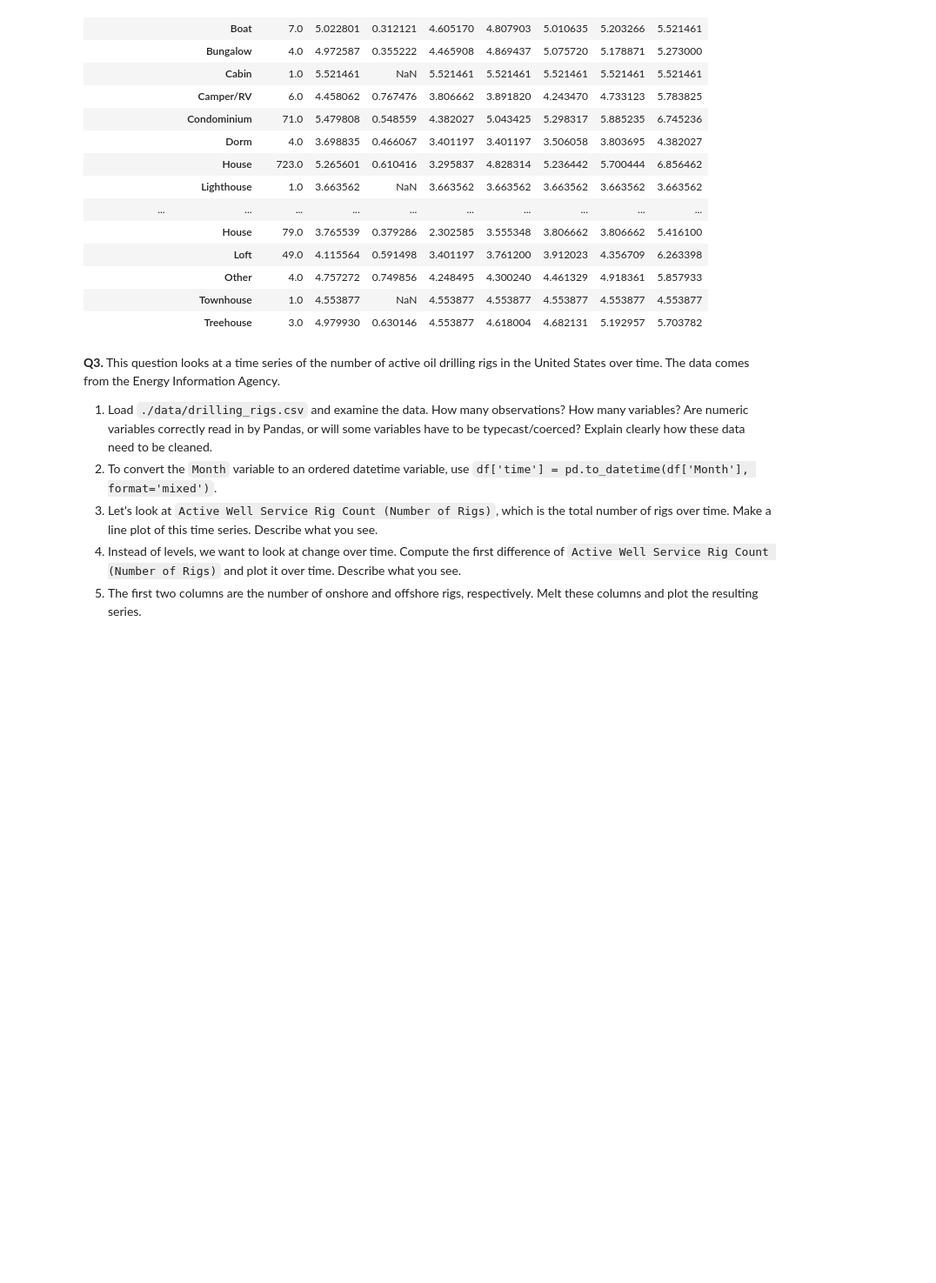
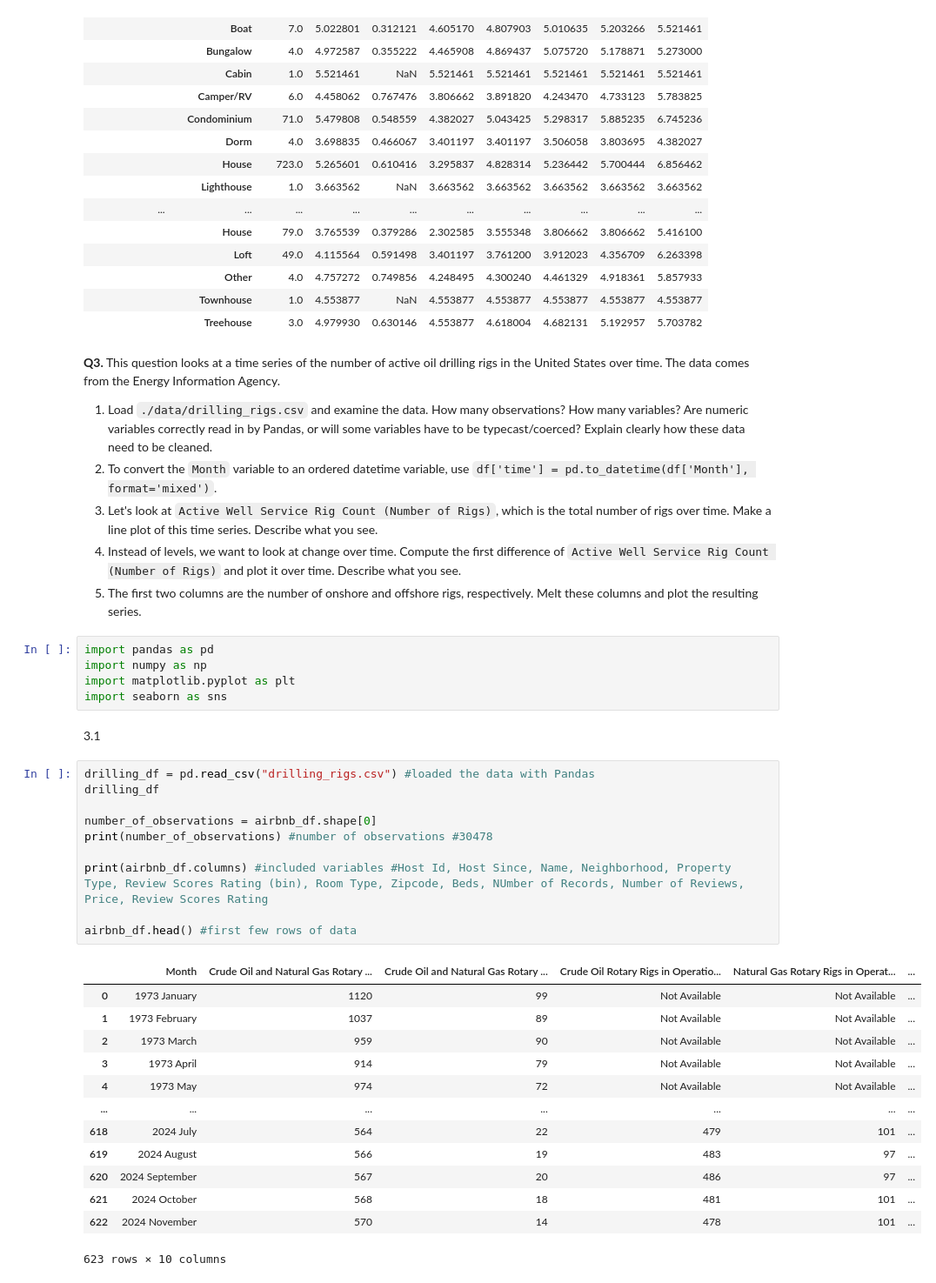
Before and after one commit to mchen899923/eda_assignment, a Jupyter notebook: assignment.ipynb, the cells around one changed output. Shown at 87% size. Drawn from its saved outputs; the diff is of its cells as text; blank space fills up the shorter version.

```diff
--- a/assignment.ipynb
+++ b/assignment.ipynb
@@ -268,3 +268,34 @@ conditional_description
 3. Let's look at `Active Well Service Rig Count (Number of Rigs)`, which is the total number of rigs over time. Make a line plot of this time series. Describe what you see.
 4. Instead of levels, we want to look at change over time. Compute the first difference of  `Active Well Service Rig Count (Number of Rigs)` and plot it over time. Describe what you see.
 5. The first two columns are the number of onshore and offshore rigs, respectively. Melt these columns and plot the resulting series.
+# %%
+import pandas as pd
+import numpy as np
+import matplotlib.pyplot as plt
+import seaborn as sns
+# %% [markdown]
+3.1
+# %%
+drilling_df = pd.read_csv("drilling_rigs.csv") #loaded the data with Pandas
+drilling_df
+
+number_of_observations = airbnb_df.shape[0]
+print(number_of_observations) #number of observations #30478
+
+print(airbnb_df.columns) #included variables #Host Id, Host Since, Name, Neighborhood, Property Type, Review Scores Rating (bin), Room Type, Zipcode, Beds, NUmber of Records, Number of Reviews, Price, Review Scores Rating
+
+airbnb_df.head() #first few rows of data
+# %% [output]
+|  | Month | Crude Oil and Natural Gas Rotary ... | Crude Oil and Natural Gas Rotary ... | Crude Oil Rotary Rigs in Operatio... | Natural Gas Rotary Rigs in Operat... | ... |
+| 0 | 1973 January | 1120 | 99 | Not Available | Not Available | ... |
+| 1 | 1973 February | 1037 | 89 | Not Available | Not Available | ... |
+| 2 | 1973 March | 959 | 90 | Not Available | Not Available | ... |
+| 3 | 1973 April | 914 | 79 | Not Available | Not Available | ... |
+| 4 | 1973 May | 974 | 72 | Not Available | Not Available | ... |
+| ... | ... | ... | ... | ... | ... | ... |
+| 618 | 2024 July | 564 | 22 | 479 | 101 | ... |
+| 619 | 2024 August | 566 | 19 | 483 | 97 | ... |
+| 620 | 2024 September | 567 | 20 | 486 | 97 | ... |
+| 621 | 2024 October | 568 | 18 | 481 | 101 | ... |
+| 622 | 2024 November | 570 | 14 | 478 | 101 | ... |
+623 rows × 10 columns
```
Also changed, not shown: parts of 1 cell of this notebook.
